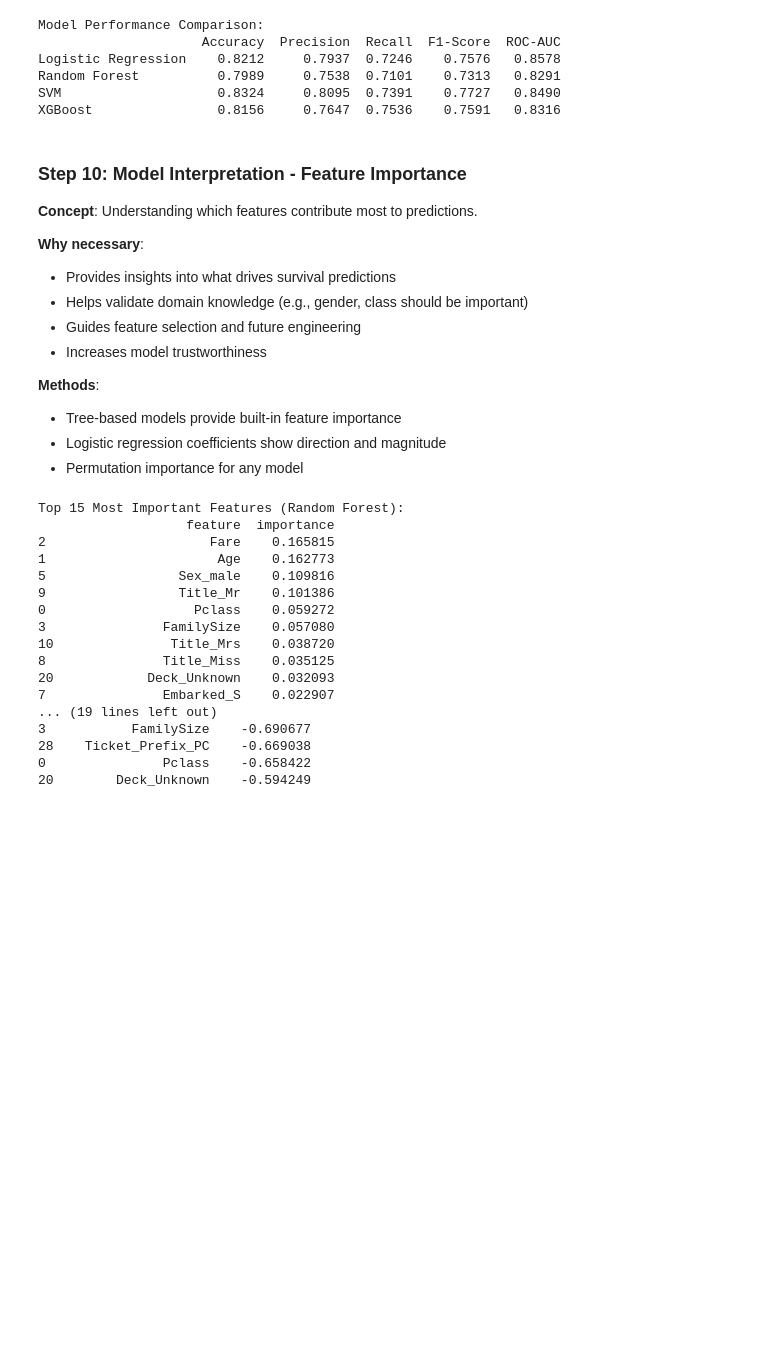
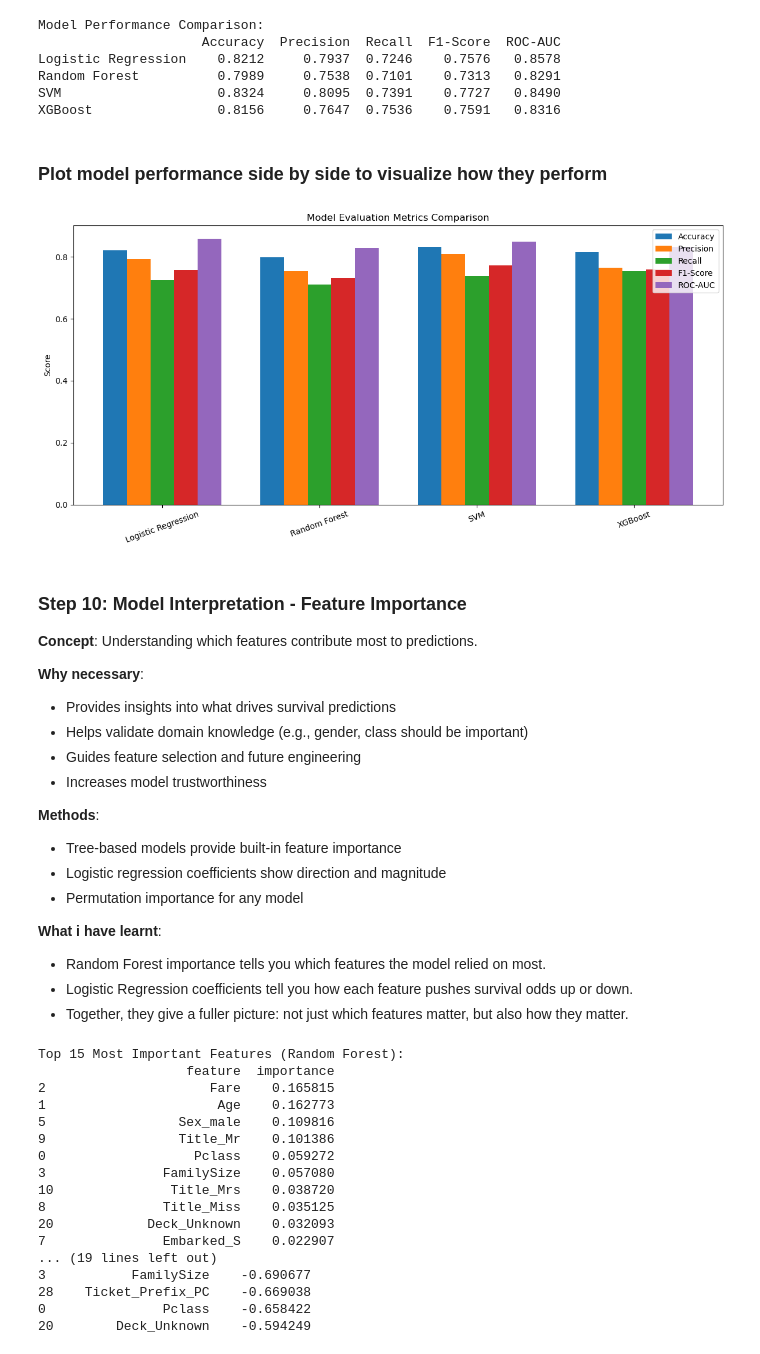
Before and after one commit to timothydzokoto/ALX_data_learning_track_journey, a Jupyter notebook: Projects/Titanic_Classification_Project.ipynb, the cells around one changed output. Saved outputs shown, nothing was run; the diff lists cells and outputs as text; code cells hidden in the pictures; blank space fills up the shorter version.

```diff
--- a/Projects/Titanic_Classification_Project.ipynb
+++ b/Projects/Titanic_Classification_Project.ipynb
@@ -469,6 +521,34 @@ Logistic Regression    0.8212     0.7937  0.7246    0.7576   0.8578
 Random Forest          0.7989     0.7538  0.7101    0.7313   0.8291
 SVM                    0.8324     0.8095  0.7391    0.7727   0.8490
 XGBoost                0.8156     0.7647  0.7536    0.7591   0.8316
+# %% [markdown]
+### Plot model performance side by side to visualize how they perform
+# %%
+# Select metrics to plot
+metrics = ['Accuracy', 'Precision', 'Recall', 'F1-Score', 'ROC-AUC']
+
+# Plot grouped bar chart
+plt.figure(figsize=(12, 6))
+bar_width = 0.15
+x = range(len(results_df))
+
+for i, metric in enumerate(metrics):
+    plt.bar(
+        [j + i*bar_width for j in x],
+        results_df[metric],
+        width=bar_width,
+        label=metric
+    )
+
+# Formatting
+plt.xticks([j + bar_width*2 for j in x], results_df.index, rotation=20)
+plt.ylabel("Score")
+plt.title("Model Evaluation Metrics Comparison")
+plt.legend()
+plt.tight_layout()
+plt.show()
+# %% [output]
+[figure, added]
 # %% [markdown]
 ### Step 10: Model Interpretation - Feature Importance
 
@@ -484,6 +564,11 @@ XGBoost                0.8156     0.7647  0.7536    0.7591   0.8316
 - Tree-based models provide built-in feature importance
 - Logistic regression coefficients show direction and magnitude
 - Permutation importance for any model
+
+**What i have learnt**:
+- Random Forest importance tells you which features the model relied on most.
+- Logistic Regression coefficients tell you how each feature pushes survival odds up or down.
+- Together, they give a fuller picture: not just which features matter, but also how they matter.
 # %%
 # Get feature importance from Random Forest (most interpretable tree model)
 rf_model = models['Random Forest']
```
Also changed, not shown: parts of 15 cells of this notebook, 3 other files.
